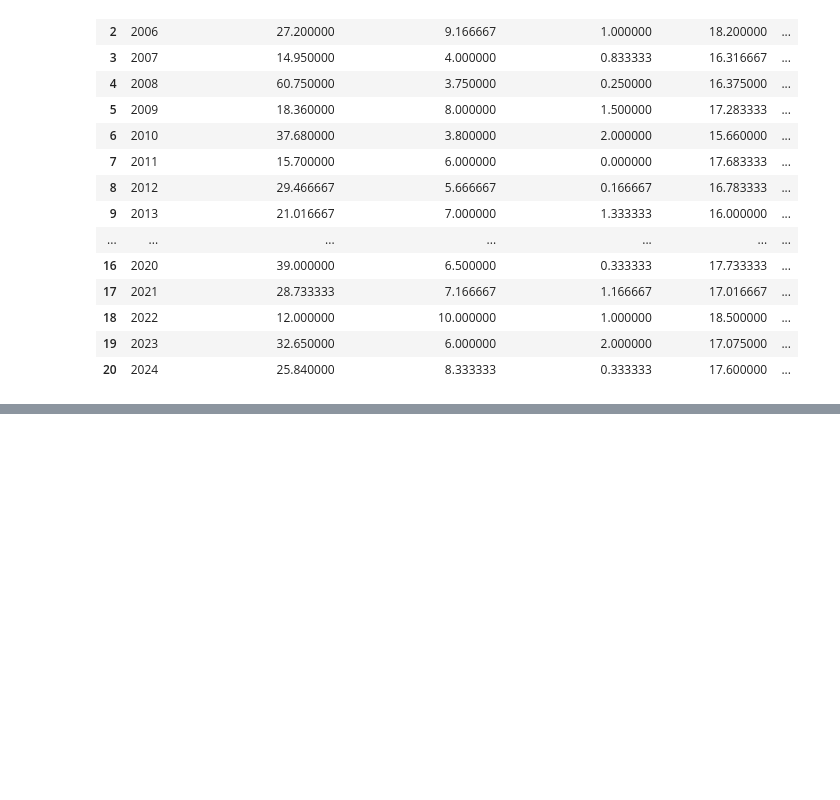
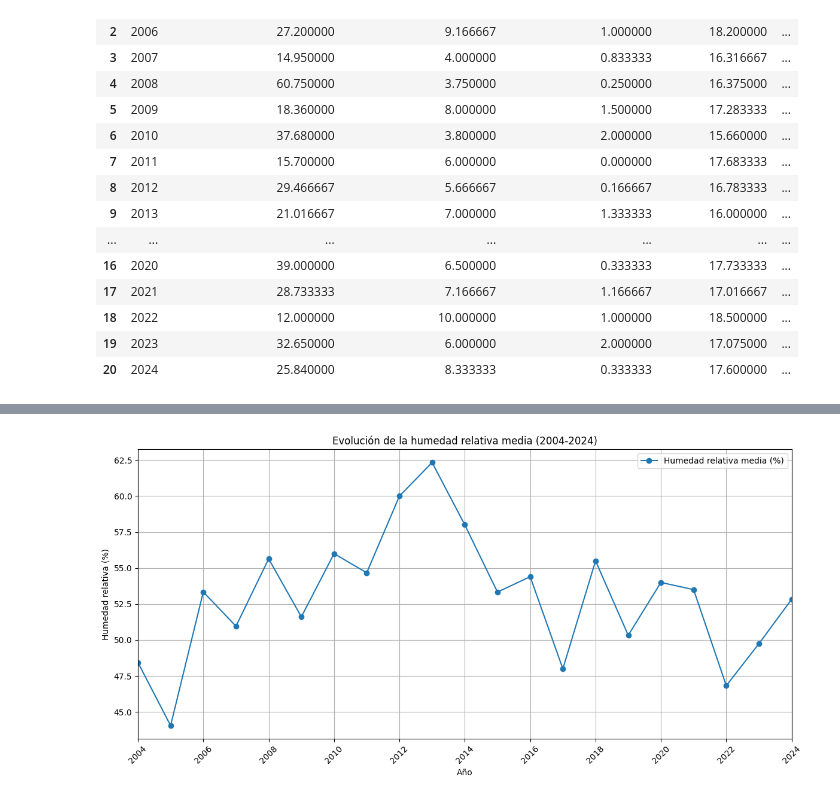
Before and after one commit to martacarballo/vino-para-quedarse, a Jupyter notebook: analisis_vino.ipynb, the cells around one changed output, grey strips where cells are left out. Drawn from its saved outputs; the diff is of its cells as text; code cells hidden in the pictures; blank space fills up the shorter version.

```diff
--- a/analisis_vino.ipynb
+++ b/analisis_vino.ipynb
@@ -577,0 +708,35 @@ df_aemet_mean.head(21)
+# %%
+#Graficos relativos a la humedad relativa
+
+import matplotlib.pyplot as plt
+from matplotlib.ticker import MaxNLocator
+
+plt.figure(figsize=(12, 6))
+
+# Línea de humedad relativa
+plt.plot(
+    df_aemet_mean["año"],
+    df_aemet_mean["humedad_relativa(%)"],
+    marker="o",
+    label="Humedad relativa media (%)"
+)
+
+plt.title("Evolución de la humedad relativa media (2004-2024)")
+plt.xlabel("Año")
+plt.ylabel("Humedad relativa (%)")
+plt.legend()
+plt.grid()
+
+# ---- Ajuste del eje X para mostrar TODOS los años ----
+ax = plt.gca()
+
+years = sorted(df_aemet_mean["año"].unique())   # años presentes en el DF
+ax.set_xticks(years)                            # un tick por año
+ax.set_xlim(min(years), max(years))             # límites del eje X
+ax.xaxis.set_major_locator(MaxNLocator(integer=True))  # asegurar enteros
+
+plt.xticks(rotation=45)  # opcional, por si las etiquetas se montan
+plt.tight_layout()
+plt.show()
+# %% [output]
+[figure, added]
```
Also changed, not shown: parts of 19 cells of this notebook, 6 other files.
